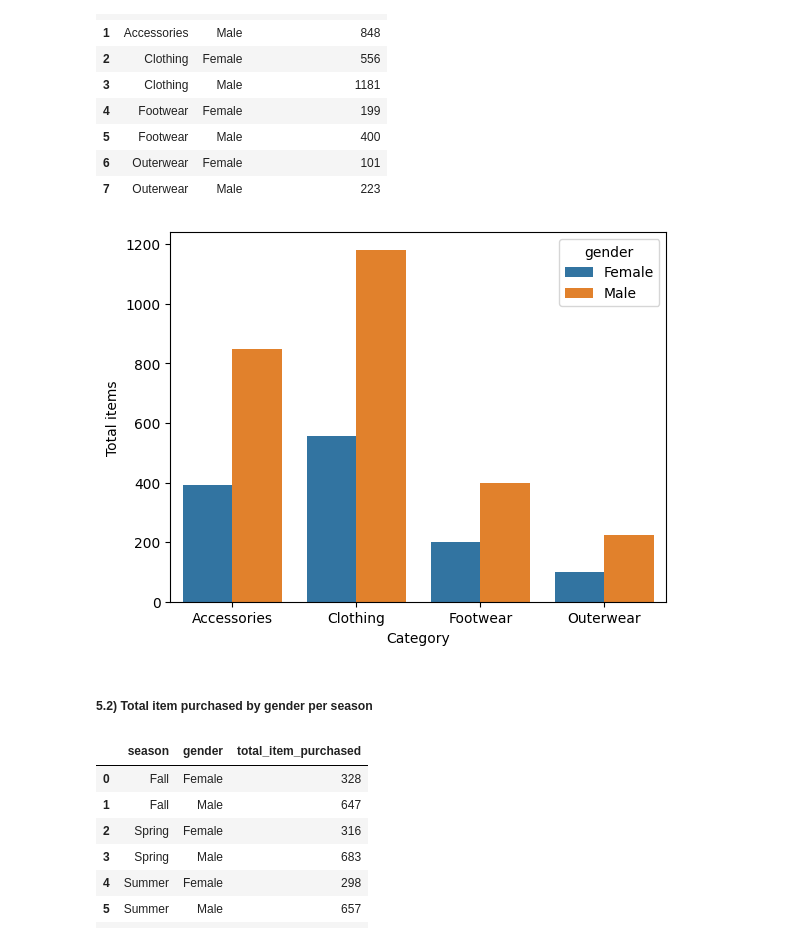
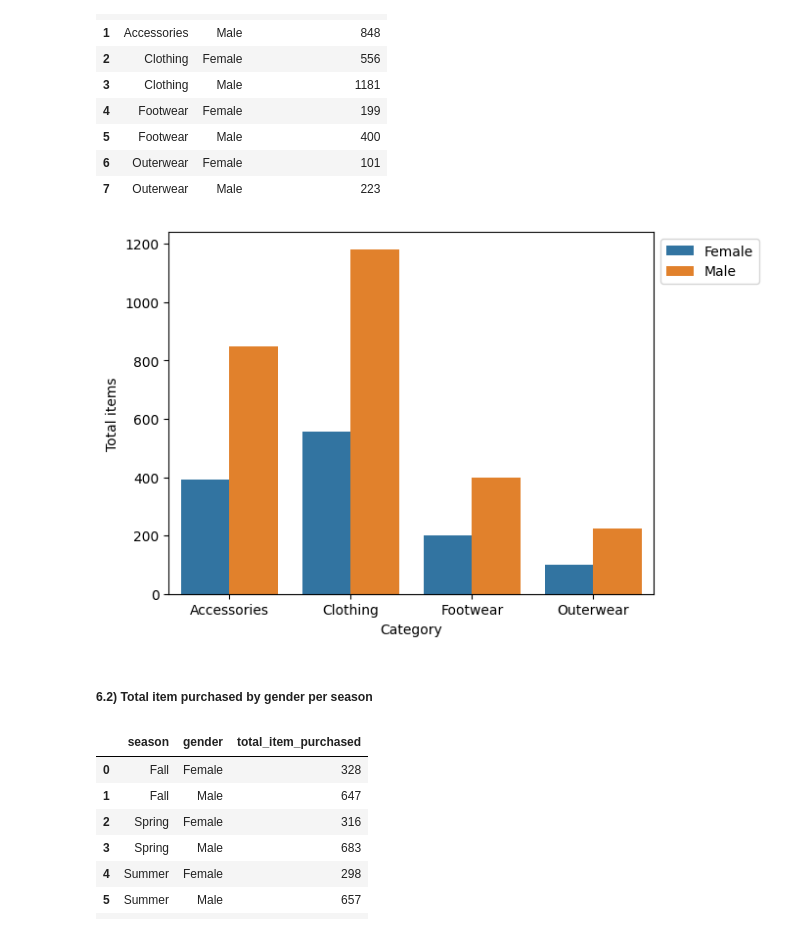
Before and after one commit to maryisabela15/Shopping_trends_project, a Jupyter notebook: shopping_code.ipynb, the cells around one changed output. Saved outputs shown, nothing was run; the diff lists cells and outputs as text; code cells hidden in the pictures.

```diff
--- a/shopping_code.ipynb
+++ b/shopping_code.ipynb
@@ -77,17 +140,19 @@ result
 | 6 | Outerwear | Female | 101 |
 | 7 | Outerwear | Male | 223 |
 # %%
-# Plot
-import seaborn as sns
+# Plot the query result into a bar chart
 
-sns.barplot(x = result['category'], y = result['total_item_purchased'], hue = result['gender'])
+sns.barplot(x = result['category'], y = result['total_item_purchased'],
+            hue = result['gender'])
 plt.ylabel('Total items')
 plt.xlabel('Category')
+plt.legend(loc='upper right', bbox_to_anchor=(1.23,1))
+
 plt.show()
 # %% [output]
-[figure, old version]
+[figure, new version]
 # %% [markdown]
-##### 5.2) Total item purchased by gender per season
+##### 6.2) Total item purchased by gender per season
 # %%
 query = '''
    SELECT DISTINCT season,
```
Also changed, not shown: parts of 56 cells of this notebook, 1 other file.
